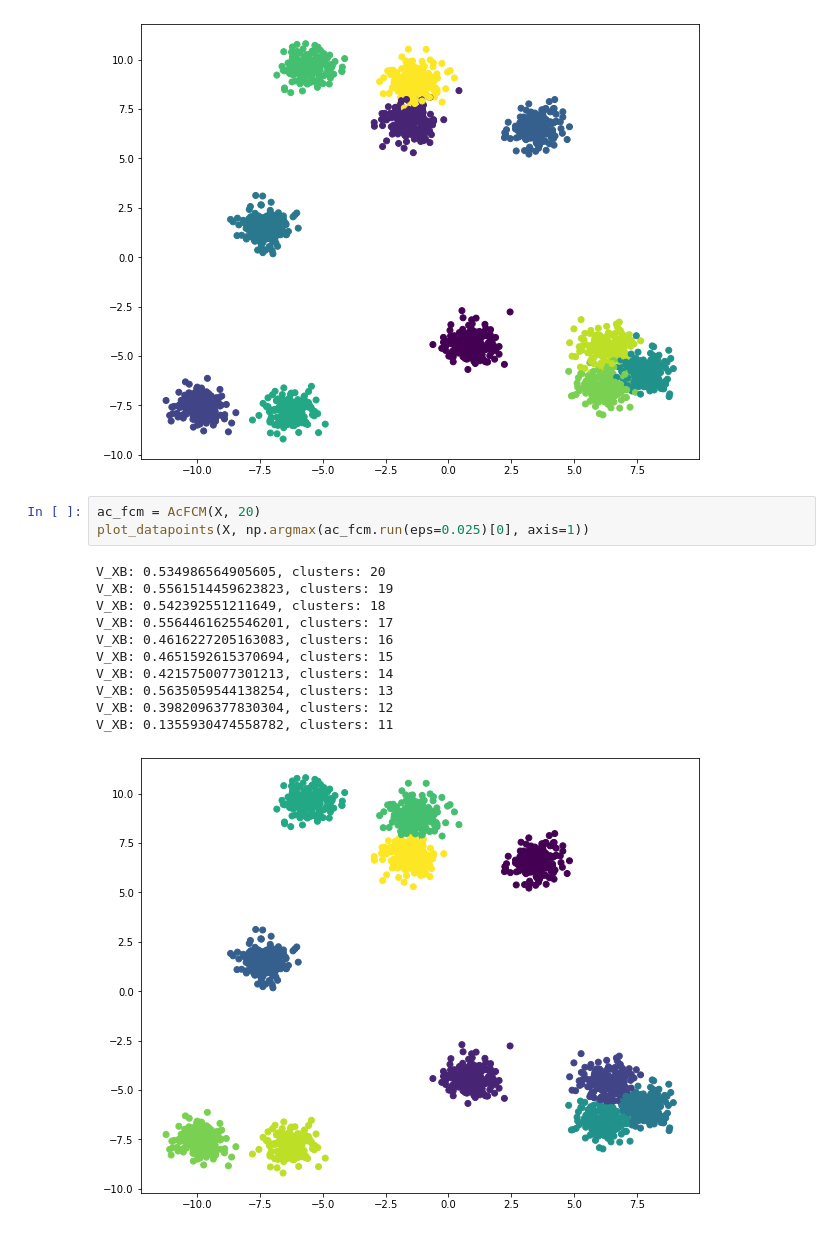
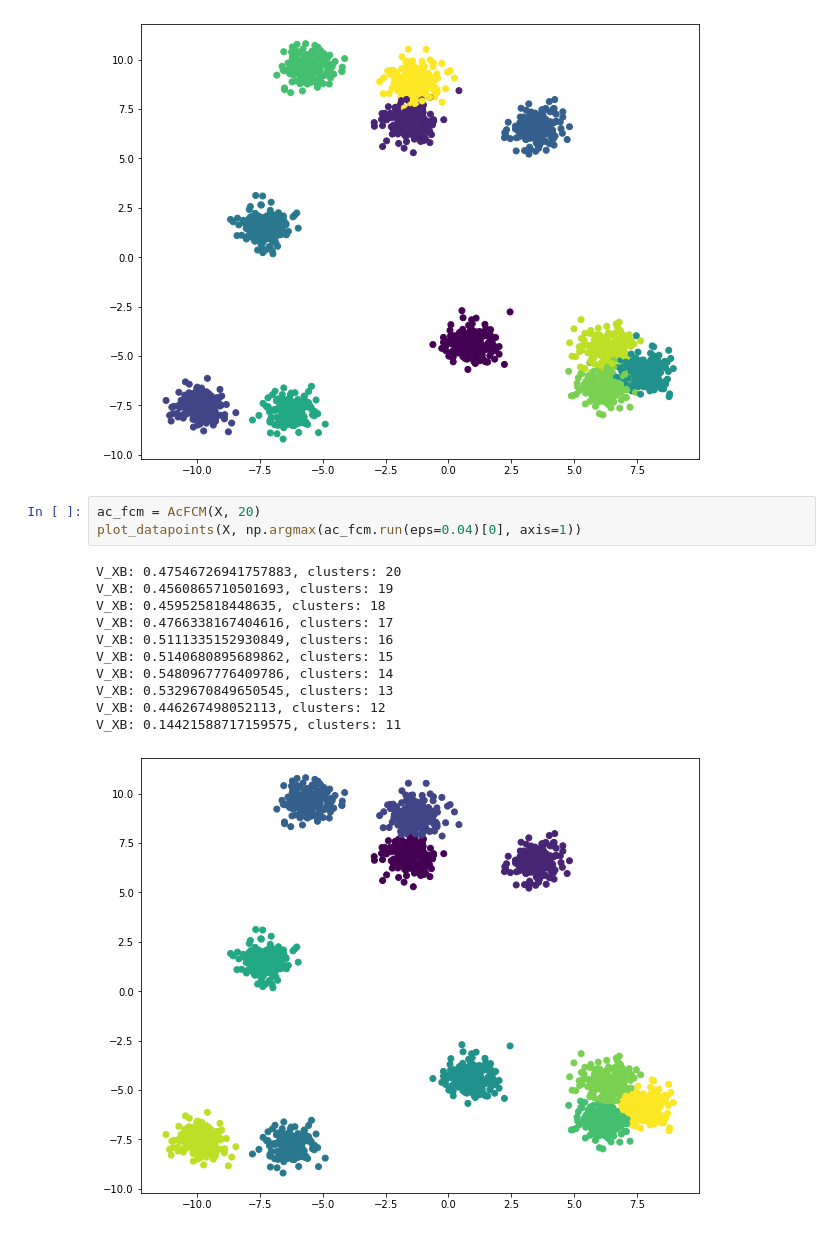
Before and after one commit to Mruzik1/EA-Ac-FCM-Implementation, a Jupyter notebook: main.ipynb, the cells around one changed output. Cells and saved outputs as stored; diff of their text form.

```diff
--- a/main.ipynb
+++ b/main.ipynb
@@ -17,16 +17,16 @@ plot_datapoints(X, y)
 [figure]
 # %%
 ac_fcm = AcFCM(X, 20)
-plot_datapoints(X, np.argmax(ac_fcm.run(eps=0.025)[0], axis=1))
+plot_datapoints(X, np.argmax(ac_fcm.run(eps=0.04)[0], axis=1))
 # %% [output]
-V_XB: 0.534986564905605, clusters: 20
-V_XB: 0.5561514459623823, clusters: 19
-V_XB: 0.542392551211649, clusters: 18
-V_XB: 0.5564461625546201, clusters: 17
-V_XB: 0.4616227205163083, clusters: 16
-V_XB: 0.4651592615370694, clusters: 15
-V_XB: 0.4215750077301213, clusters: 14
-V_XB: 0.5635059544138254, clusters: 13
-V_XB: 0.3982096377830304, clusters: 12
-V_XB: 0.1355930474558782, clusters: 11
+V_XB: 0.47546726941757883, clusters: 20
+V_XB: 0.4560865710501693, clusters: 19
+V_XB: 0.459525818448635, clusters: 18
+V_XB: 0.4766338167404616, clusters: 17
+V_XB: 0.5111335152930849, clusters: 16
+V_XB: 0.5140680895689862, clusters: 15
+V_XB: 0.5480967776409786, clusters: 14
+V_XB: 0.5329670849650545, clusters: 13
+V_XB: 0.446267498052113, clusters: 12
+V_XB: 0.14421588717159575, clusters: 11
-[figure, old version]
+[figure, new version]
```
Also changed, not shown: 3 other files.
